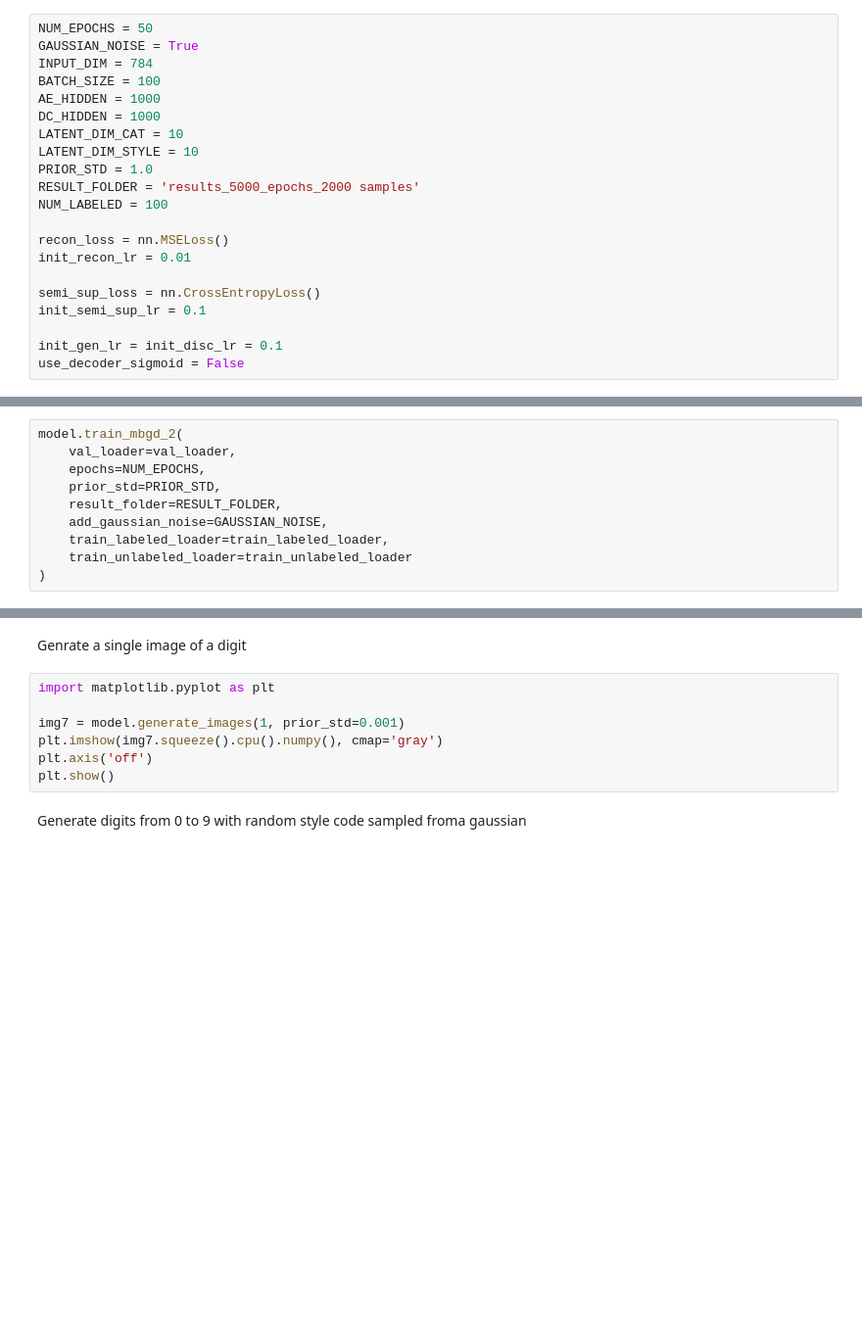
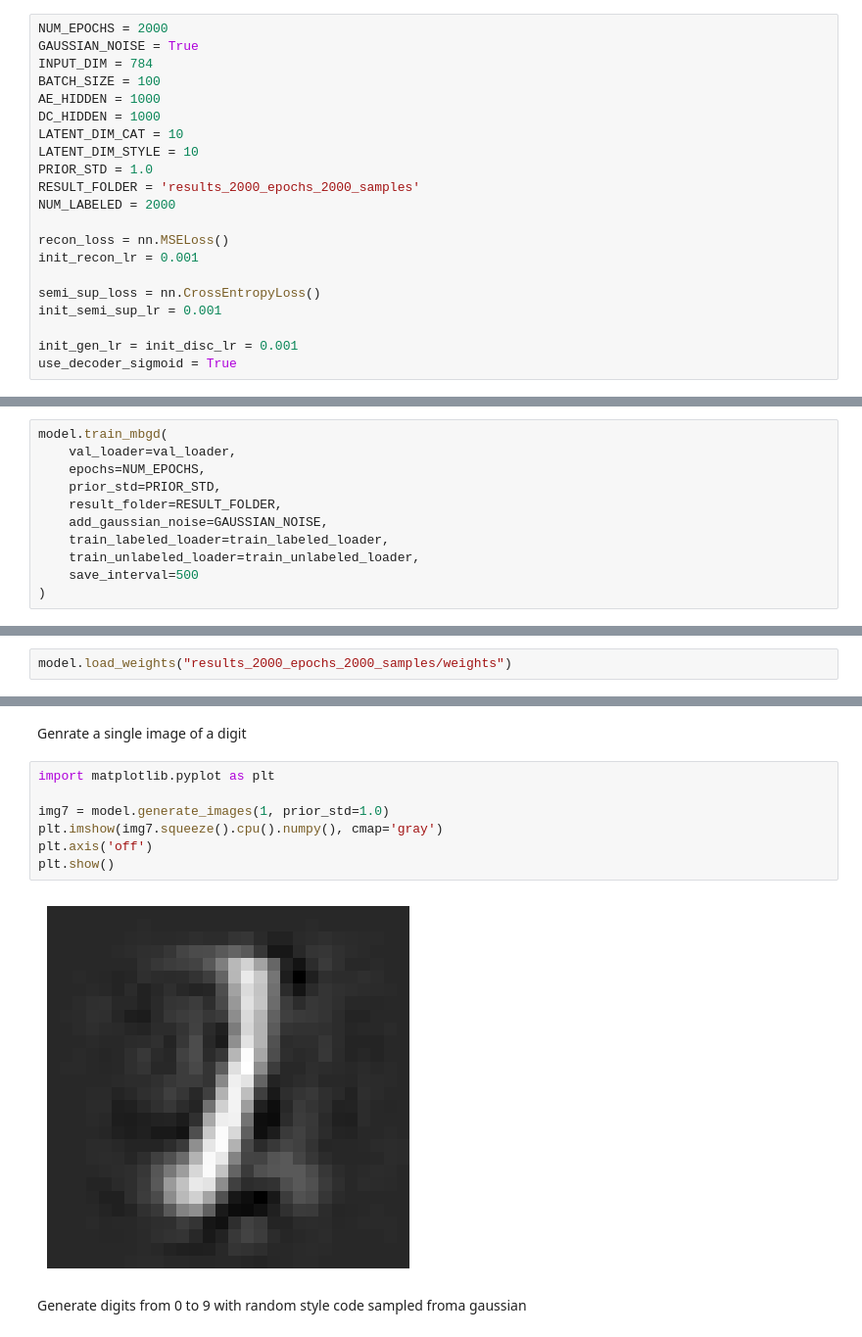
Before and after one commit to flatala/adverserial-autoencoders-semi-supervised, a Jupyter notebook: experiments.ipynb, the cells around one changed output, grey strips where cells are left out. Shown at 98% size. Saved outputs shown, nothing was run; the diff lists cells and outputs as text; blank space fills up the shorter version.

Commit message:
train model and run experiments

```diff
--- a/experiments.ipynb
+++ b/experiments.ipynb
@@ -72,7 +77,7 @@ def configure_mnist(batch_size=100, n_labeled=1000, val_fraction=0.10, seed=42):
 # %% [markdown]
 Below you can set up any hyperparameters for the experiment
 # %%
-NUM_EPOCHS = 50
+NUM_EPOCHS = 2000
 GAUSSIAN_NOISE = True
 INPUT_DIM = 784
 BATCH_SIZE = 100
@@ -81,17 +86,17 @@ DC_HIDDEN = 1000
 LATENT_DIM_CAT = 10
 LATENT_DIM_STYLE = 10
 PRIOR_STD = 1.0
-RESULT_FOLDER = 'results_5000_epochs_2000 samples'
-NUM_LABELED = 100
+RESULT_FOLDER = 'results_2000_epochs_2000_samples'
+NUM_LABELED = 2000
 
 recon_loss = nn.MSELoss()
-init_recon_lr = 0.01
+init_recon_lr = 0.001
 
 semi_sup_loss = nn.CrossEntropyLoss()
-init_semi_sup_lr = 0.1
+init_semi_sup_lr = 0.001
 
-init_gen_lr = init_disc_lr = 0.1
-use_decoder_sigmoid = False
+init_gen_lr = init_disc_lr = 0.001
+use_decoder_sigmoid = True
 # %% [markdown]
 Preparing the data laoders. This includes a labeled training data laoder, unlabeled training data loader, as well as data laoders for valiudation and testing
 # %%
@@ -129,14 +139,15 @@ model = SemiSupervisedAdversarialAutoencoder(options);
 # %% [markdown]
 Run the training, weighst get saved automatically
 # %%
-model.train_mbgd_2(
+model.train_mbgd(
     val_loader=val_loader,
     epochs=NUM_EPOCHS,
     prior_std=PRIOR_STD,
     result_folder=RESULT_FOLDER,
     add_gaussian_noise=GAUSSIAN_NOISE,
     train_labeled_loader=train_labeled_loader,
-    train_unlabeled_loader=train_unlabeled_loader
+    train_unlabeled_loader=train_unlabeled_loader,
+    save_interval=500
 )
 # %% [markdown]
 ## 2) Evaluation
@@ -146,0 +156,2 @@ You can load the weights from any previous run
+# %%
+model.load_weights("results_2000_epochs_2000_samples/weights")
@@ -166,10 +179,12 @@ Genrate a single image of a digit
 # %%
 import matplotlib.pyplot as plt
 
-img7 = model.generate_images(1, prior_std=0.001)
+img7 = model.generate_images(1, prior_std=1.0)
 plt.imshow(img7.squeeze().cpu().numpy(), cmap='gray')
 plt.axis('off')
 plt.show()
+# %% [output]
+[figure, added]
 # %% [markdown]
 Generate digits from 0 to 9 with random style code sampled froma  gaussian
 # %%
```
Also changed, not shown: parts of 6 cells of this notebook, 6 other files.
